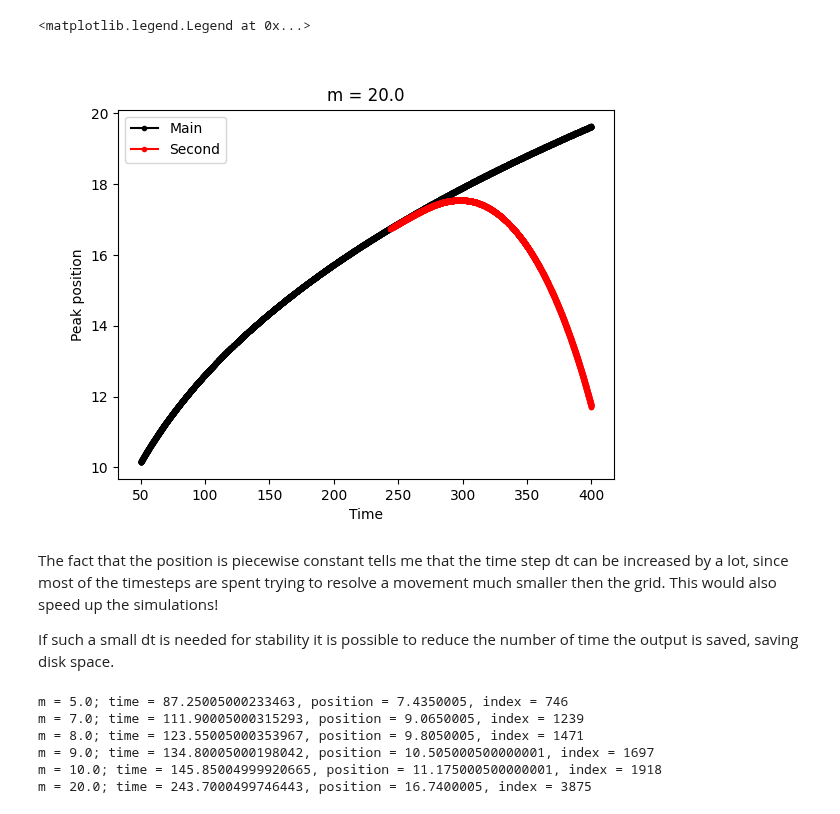
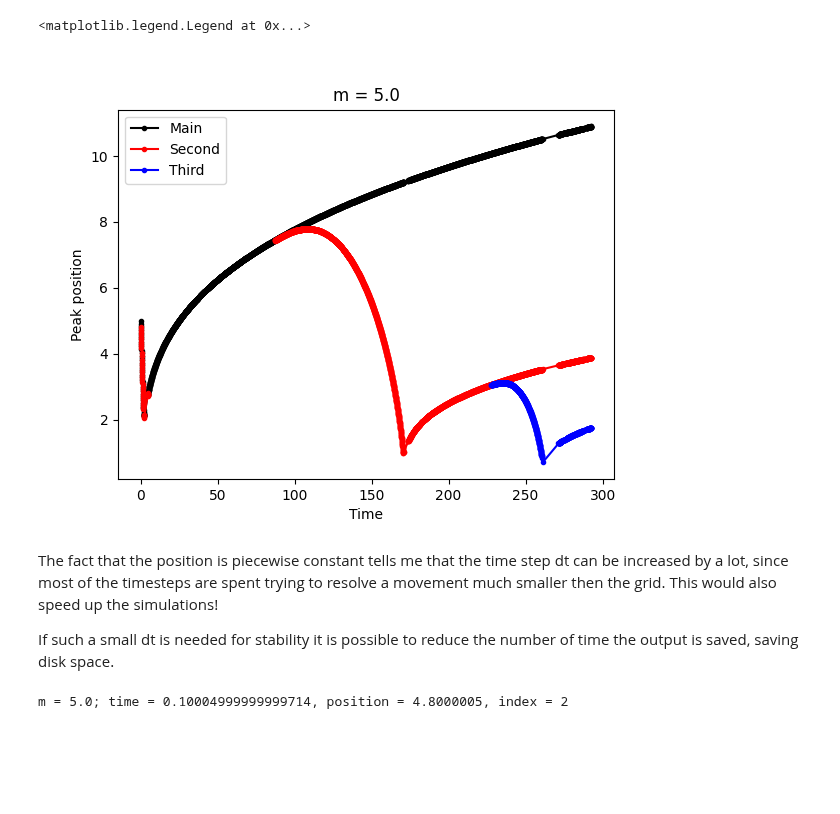
Before and after one commit to LoreCip/LQG-BH-Collapse, a Jupyter notebook: PostProcessing/split.ipynb, the cells around one changed output. Saved outputs shown, nothing was run; the diff lists cells and outputs as text; code cells hidden in the pictures; blank space fills up the shorter version.

```diff
--- a/PostProcessing/split.ipynb
+++ b/PostProcessing/split.ipynb
@@ -7,14 +8,14 @@ import matplotlib.pyplot as plt
 # %%
 path = '/home/lorenzo/phd/LQG/Experiments/SplitConvergence'
 
-ms = [5.0, 7.0, 8.0, 9.0, 10.0, 20.0]
+M = [5.0]#, 7.0, 8.0, 9.0, 10.0, 20.0, 30.0, 40.0]
 #dxs = [0.01, 0.005, 0.0025]
 dx = 0.005
 # %%
 # B = np.loadtxt(path + f'/m{m}_dx{dxs[2]}_xMax70.0/outputs/B.dat',     skiprows=sr, max_rows=mr)
 # E = np.loadtxt(path + f'/m{ms[0]}_dx{dx}_xMax70.0/outputs/E.dat',     skiprows=sr, max_rows=mr)
 # %%
-sr = 1000
+sr = 0
 mr = 8000
 
 skipped = 10
@@ -22,35 +23,39 @@ skipped = 10
 
 main_peak = {}
 second_peak = {}
+third_peak = {}
 
-for m in ms:
+for m in M:
 
     p1 = []
     p2 = []
+    p3 = []
 
     x = np.loadtxt(path + f'/m{m}_dx{dx}_xMax70.0/outputs/xs.dat')
     r = np.loadtxt(path + f'/m{m}_dx{dx}_xMax70.0/outputs/rho.dat',   skiprows=sr, max_rows=mr)
     t = np.loadtxt(path + f'/m{m}_dx{dx}_xMax70.0/outputs/times.dat', skiprows=sr, max_rows=mr)
 
     for idx in range(len(r)):
-        idx_MAX = sg.find_peaks(r[idx, skipped:], height=[1e-2], distance=2)
+        idx_MAX = sg.find_peaks(r[idx, skipped:], height=[1e-2], distance=2)[0][::-1]
 
-        if len(idx_MAX[0]) == 1:
-            p1.append([t[idx, 0], x[skipped+idx_MAX[0]][0], skipped+idx_MAX[0][0]])
+        if len(idx_MAX) == 1:
+            p1.append([t[idx, 0], x[skipped+idx_MAX[0]], skipped+idx_MAX[0]])
             p2.append([t[idx, 0], np.NaN, np.NaN])
-        elif len(idx_MAX[0])  == 2:
-            p1.append([t[idx, 0], x[skipped+idx_MAX[0][1]], skipped+idx_MAX[0][1]])
-            p2.append([t[idx, 0], x[skipped+idx_MAX[0][0]], skipped+idx_MAX[0][0]])
+            p3.append([t[idx, 0], np.NaN, np.NaN])
+        elif len(idx_MAX)  == 2:
+            p1.append([t[idx, 0], x[skipped+idx_MAX[0]], skipped+idx_MAX[0]])
+            p2.append([t[idx, 0], x[skipped+idx_MAX[1]], skipped+idx_MAX[1]])
+            p3.append([t[idx, 0], np.NaN, np.NaN])
+        elif len(idx_MAX)  == 3:
+            p1.append([t[idx, 0], x[skipped+idx_MAX[0]], skipped+idx_MAX[0]])
+            p2.append([t[idx, 0], x[skipped+idx_MAX[1]], skipped+idx_MAX[1]])
+            p3.append([t[idx, 0], x[skipped+idx_MAX[2]], skipped+idx_MAX[2]])
         else:
             pass
             # print("too many peaks!")
 
     main_peak[m]   = np.array(p1)
     second_peak[m] = np.array(p2)
+    third_peak[m]  = np.array(p3)
 
-# t_main = np.array(main_peak[:,0]  )
-# t_seco = np.array(second_peak[:,0])
-# p_main = np.array(main_peak[:,1]  )
-# p_seco = np.array(second_peak[:,1])
-# peak_idx_main = np.array(main_peak[:,2], dtype = int)
-# peak_idx_seco = np.array(second_peak[:,2], dtype = int)
+    third_peak[m][third_peak[m][:,0] < 220, 1:] = np.NaN
@@ -57,42 +67,38 @@ for m in ms:
 # %%
 fig = plt.figure()
 
-id = ms[-1]
+id = M[0]
 
 plt.plot(main_peak[id][:,0], main_peak[id][:,1], '.-', color = 'k', label = 'Main')
 plt.plot(second_peak[id][:,0], second_peak[id][:,1], '.-', color = 'r', label = 'Second')
+plt.plot(third_peak[id][:,0], third_peak[id][:,1], '.-', color = 'b', label = 'Third')
 
 plt.xlabel("Time")
 plt.ylabel("Peak position")
 
 plt.title(f'm = {id}')
 plt.legend()
 # %% [output]
 <matplotlib.legend.Legend at 0x...>
-[figure, old version]
+[figure, new version]
 # %% [markdown]
 The fact that the position is piecewise constant tells me that the time step dt can be increased by a lot, since most of the timesteps are spent trying to resolve a movement much smaller then the grid. This would also speed up the simulations!
 
 If such a small dt is needed for stability it is possible to reduce the number of time the output is saved, saving disk space.
 # %%
 first_index = []
-peak_pos = []
+peaks = []
 time_pos = []
 
-for id in ms:
+for id in M:
     for i in range(len(second_peak[id][:,1])):
         if not np.isnan(second_peak[id][i,1]):
             print(f'm = {id}; time = {second_peak[id][i,0]}, position = {second_peak[id][i,1]}, index = {i}')
             first_index.append(i)
-            peak_pos.append(second_peak[id][i,1])
+            peaks.append(second_peak[id][i,1])
             time_pos.append(second_peak[id][i,0])
             break
 # %% [output]
-m = 5.0; time = 87.25005000233463, position = 7.4350005, index = 746
-m = 7.0; time = 111.90005000315293, position = 9.0650005, index = 1239
-m = 8.0; time = 123.55005000353967, position = 9.8050005, index = 1471
-m = 9.0; time = 134.80005000198042, position = 10.505000500000001, index = 1697
-m = 10.0; time = 145.85004999920665, position = 11.175000500000001, index = 1918
-m = 20.0; time = 243.7000499746443, position = 16.7400005, index = 3875
+m = 5.0; time = 0.10004999999999714, position = 4.8000005, index = 2
 # %%
 from scipy.optimize import curve_fit
```
Also changed, not shown: parts of 8 cells of this notebook, 7 other files.
